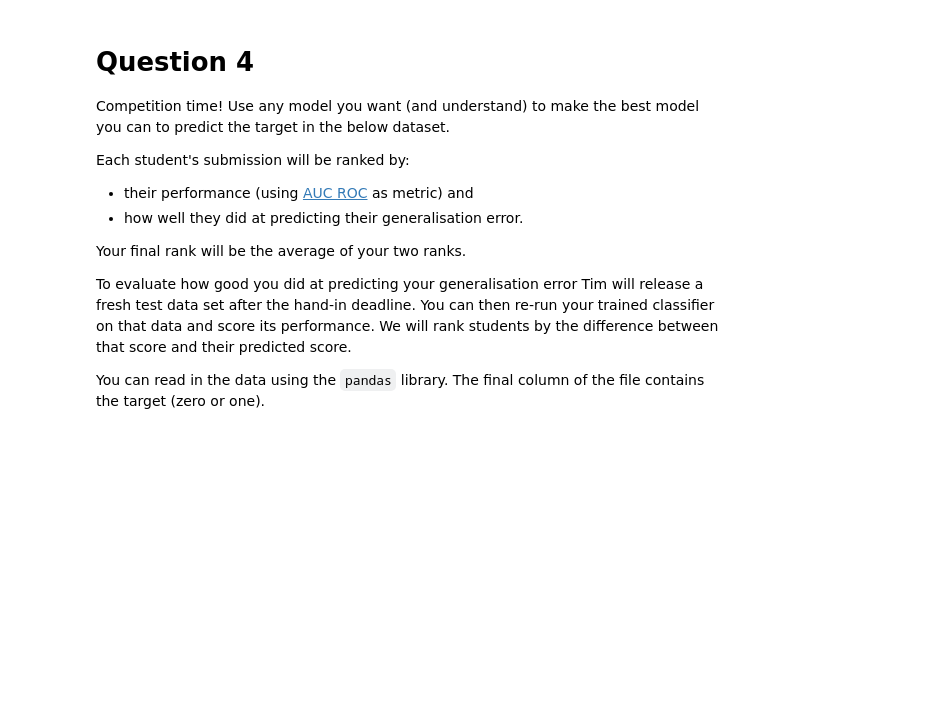
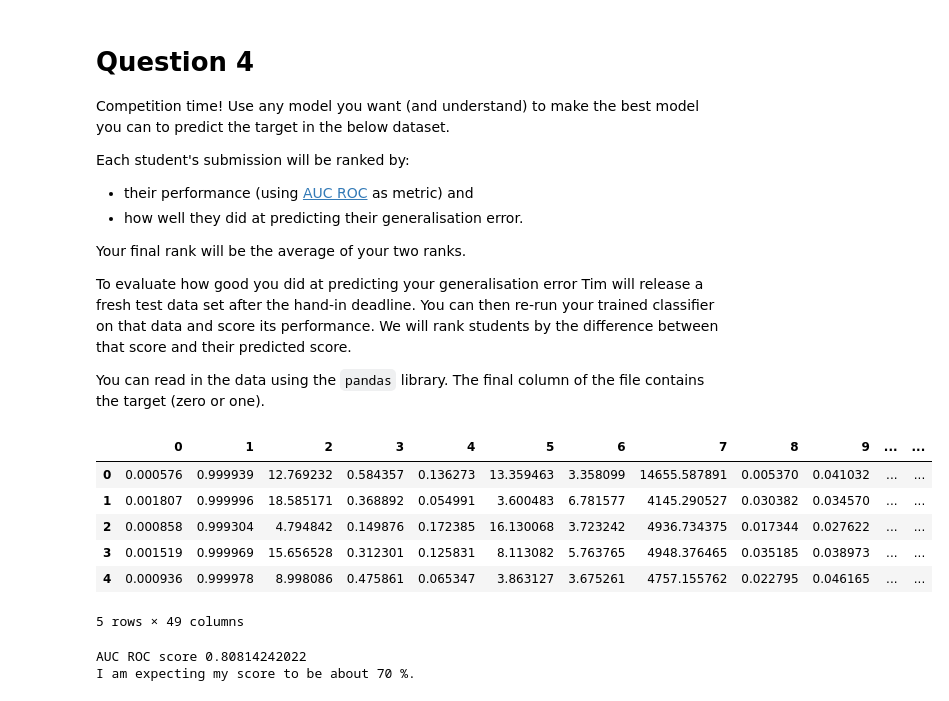
Before and after one commit to dsperone/advanced_comp_tech_2018, a Jupyter notebook: exercise_2.ipynb, the cells around one changed output. Cells and saved outputs as stored; diff of their text form; code cells hidden in the pictures; blank space fills up the shorter version.

```diff
--- a/exercise_2.ipynb
+++ b/exercise_2.ipynb
@@ -347,9 +373,17 @@ You can read in the data using the `pandas` library. The final column of the fil
 # %%
 import pandas as pd
 
 # you might have to adjust the path to the dataset
-df_train = pd.read_csv("../../data/challenge-train.csv", header=None)
+df_train = pd.read_csv("challenge-train.csv", header=None)
 df_train.head()
+# %% [output]
+|  | 0 | 1 | 2 | 3 | 4 | 5 | 6 | 7 | 8 | 9 | ... | ... |
+| 0 | 0.000576 | 0.999939 | 12.769232 | 0.584357 | 0.136273 | 13.359463 | 3.358099 | 14655.587891 | 0.005370 | 0.041032 | ... | ... |
+| 1 | 0.001807 | 0.999996 | 18.585171 | 0.368892 | 0.054991 | 3.600483 | 6.781577 | 4145.290527 | 0.030382 | 0.034570 | ... | ... |
+| 2 | 0.000858 | 0.999304 | 4.794842 | 0.149876 | 0.172385 | 16.130068 | 3.723242 | 4936.734375 | 0.017344 | 0.027622 | ... | ... |
+| 3 | 0.001519 | 0.999969 | 15.656528 | 0.312301 | 0.125831 | 8.113082 | 5.763765 | 4948.376465 | 0.035185 | 0.038973 | ... | ... |
+| 4 | 0.000936 | 0.999978 | 8.998086 | 0.475861 | 0.065347 | 3.863127 | 3.675261 | 4757.155762 | 0.022795 | 0.046165 | ... | ... |
+5 rows × 49 columns
 # %%
 # convert the pandas dataframe to a numpy array
 # make sure you do not include the final column
@@ -360,3 +394,44 @@ y = df_train.as_matrix()[:, -1]
 X.shape
 # %%
 y.shape
+# %%
+from sklearn.model_selection import GridSearchCV
+from sklearn.ensemble import GradientBoostingClassifier
+from sklearn.model_selection import train_test_split
+from sklearn.metrics import roc_auc_score
+import numpy as np
+import pandas as pd
+
+# you might have to adjust the path to the dataset
+ind = [i for i in range(49) if i != 46]
+df_train = pd.read_csv("challenge-train.csv", header=None, usecols=ind)
+df_train.head()
+X = df_train.as_matrix()[:, :-1]
+y = df_train.as_matrix()[:, -1]
+
+r_train = 0.8
+X_train, X_test, y_train, y_test = train_test_split(X, y, train_size=r_train, test_size=1.-r_train)
+
+N = 1
+d = {
+    'learning_rate': np.linspace(0.01, 0.9, N),
+    'max_depth': np.linspace(2, 15, N).astype(int),
+    'min_samples_split': np.linspace(0.01, 1, N)
+}
+
+gbc = GradientBoostingClassifier()
+
+gscv = GridSearchCV(gbc, param_grid=d)
+
+gscv.fit(X_train, y_train)
+
+gbc = gscv.best_estimator_
+
+y_sol = gbc.predict(X_test)
+
+print('AUC ROC score', roc_auc_score(y_test, y_sol))
+
+print('I am expecting my score to be about 70 %.')
+# %% [output]
+AUC ROC score 0.80814242022
+I am expecting my score to be about 70 %.
```
Also changed, not shown: parts of 3 cells of this notebook, 1 other file.
